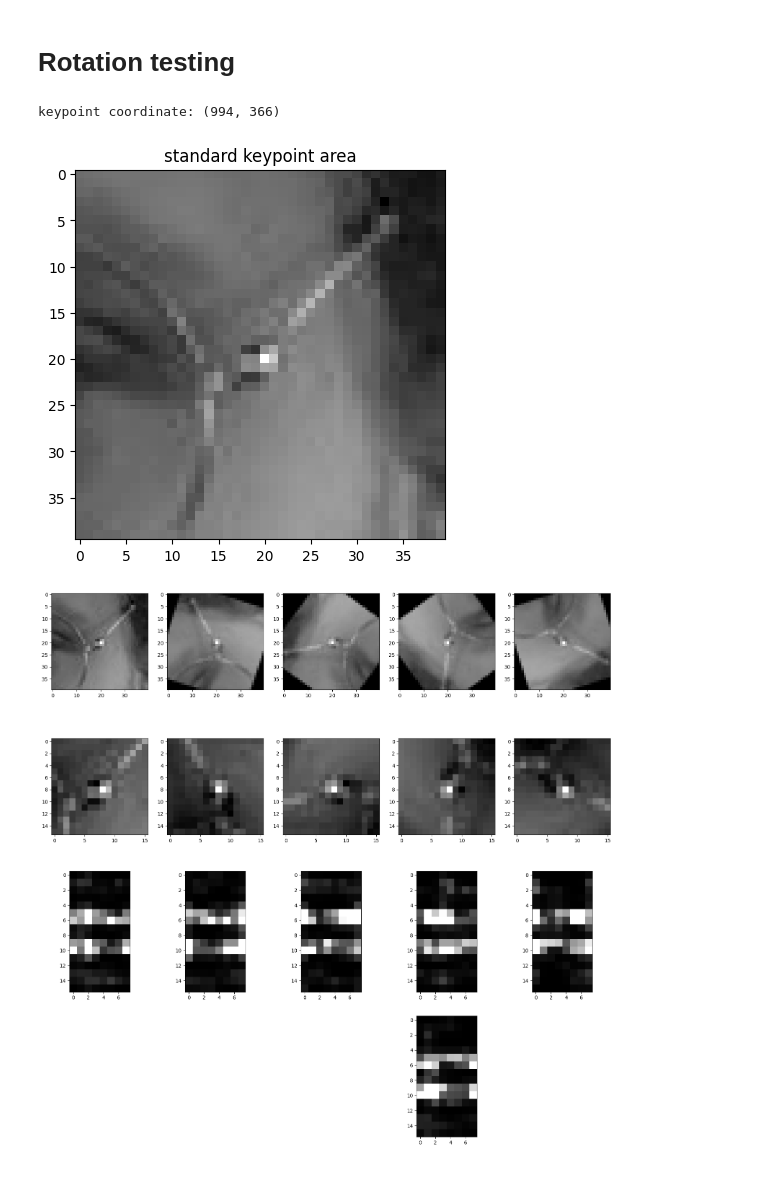
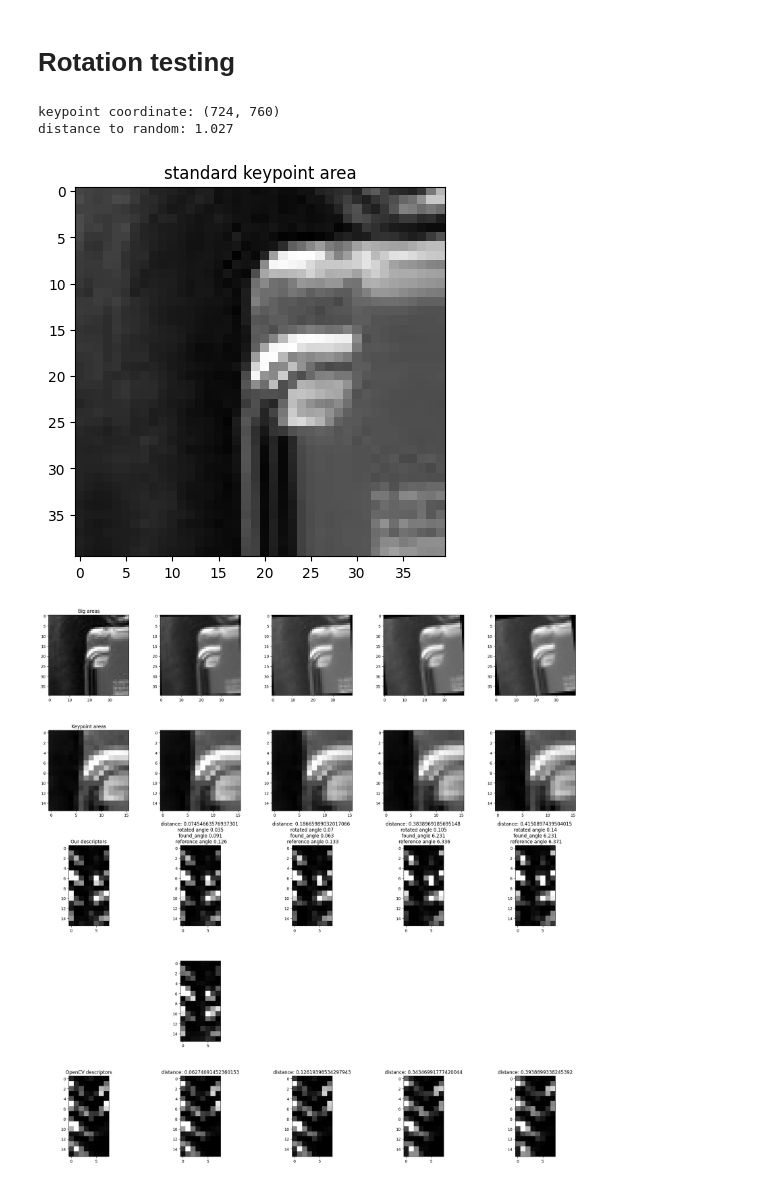
Before and after one commit to caceders/KeypointExtractionBenchmark, a Jupyter notebook: shi_tomasi_sift/analyze_algorithm.ipynb, the cells around one changed output. Cells and saved outputs as stored; diff of their text form; code cells hidden in the pictures.

Commit message:
add extra info rotation analyzation

```diff
--- a/shi_tomasi_sift/analyze_algorithm.ipynb
+++ b/shi_tomasi_sift/analyze_algorithm.ipynb
@@ -411,45 +411,88 @@ interactive(children=(IntSlider(value=10, description='gaussian_weight_std', max
 # %%
 import imutils
 
-std = 3
+descriptor_bin_count = 8
 
 ## Find a standard keypoint
-shi_tomasi_sift = sts.ShiTomasiSift(use_orientation = True, descriptor_gaussian_weight_std=std, orientation_calculation_gaussian_weight_std=std)
+shi_tomasi_sift = sts.ShiTomasiSift(use_orientation = True, descriptor_gaussian_weight_std=5, orientation_calculation_gaussian_weight_std=4, descriptor_bin_count=descriptor_bin_count)
+OpenCVIFT = cv2.SIFT_create()
 keypoints = shi_tomasi_sift.detect(img)
-selected_keypoint = keypoints[300]
+selected_keypoint = keypoints[250]
 keypoint_coordinates = (int(selected_keypoint.pt[0]), int(selected_keypoint.pt[1]))
 print(f"keypoint coordinate: {keypoint_coordinates}")
 
 N = 40
 ## Extract NxN area around keypoint center
 keypoint_area = sts.extract_area(img, keypoint_coordinates, N)
 sts.plot_image(None, keypoint_area, plot_title="standard keypoint area")
 
 ## Create new keypoint with center coordinates in relation to the extracted area
 keypoint = cv2.KeyPoint(N//2, N//2, size = 3)
 
 num_angles = 5
-angle_range = 50
+angle_range = 10
 rotations = [angle_range * n/num_angles for n in range(num_angles)]
-fig, ax = plt.subplots(4, num_angles, figsize = (20, 20))
+fig, ax = plt.subplots(5, num_angles, figsize = (20, 20))
+
+our_first_desc = []
+OpenCV_first_desc = []
+
 for index, rotation in enumerate(rotations):
     rotated_area = imutils.rotate(keypoint_area, rotation)
-    _, descs = shi_tomasi_sift.compute(rotated_area, [keypoint])
+
+    # blur = 1
+    # blurred_area = cv2.blur(rotated_area, ksize = (blur, blur))
+
+    # kps, descs = shi_tomasi_sift.compute(blurred_area, [keypoint])
+    kps, descs = shi_tomasi_sift.compute(rotated_area, [keypoint])
+    _, OpenCVdescs = OpenCVIFT.compute(rotated_area, kps)
+
     desc = descs[0]
-    desc = np.reshape(desc, (16,8))
+    OpenCVdesc = OpenCVdescs[0]
+
+    desc = desc / np.linalg.norm(desc)
+    OpenCVdesc = OpenCVdesc / np.linalg.norm(OpenCVdesc)
+
+    if index == 0:
+        our_first_desc = desc
+        OpenCV_first_desc = OpenCVdesc
+    else:
+        our_distance = np.linalg.norm(our_first_desc - desc)
+        OpenCV_distance = np.linalg.norm(OpenCV_first_desc - OpenCVdesc)
+
+        ax[2][index].set_title(f"distance: {our_distance} \n rotated angle {round(2*np.pi*rotation/360, 3)} \n found_angle {round(kps[0].angle, 3)} \n reference angle {round(kps[0].angle + (2*np.pi*rotation/360),3)}")
+        ax[4][index].set_title(f"distance: {OpenCV_distance}")
+
+    desc = np.reshape(desc, (16,descriptor_bin_count))
+    OpenCVdesc = np.reshape(OpenCVdesc, (16,8))
+
+    OpenCV_desc = np.flip(OpenCV_desc, axis = 1)
 
     actual_area = sts.extract_area(rotated_area, center = (N//2, N//2), size=16)
+    ax[0][0].set_title("Big areas")
+    sts.plot_image(ax[0][index], rotated_area)
+    ax[1][0].set_title("Keypoint areas")
+    sts.plot_image(ax[1][index], actual_area)
+    ax[2][0].set_title("Our descriptors")
+    sts.plot_image(ax[2][index], desc)
+    ax[4][0].set_title("OpenCV descriptors")
+    sts.plot_image(ax[4][index], OpenCVdesc)
 
-    sts.plot_image(ax[0][index], rotated_area)
-    sts.plot_image(ax[1][index], actual_area)
-    sts.plot_image(ax[2][index], desc)
     if len(descs) != 1:
         desc2 = descs[1]
-        desc2 = np.reshape(desc2, (16,8))
+        desc2 = np.reshape(desc2, (16,descriptor_bin_count))
         sts.plot_image(ax[3][index], desc2)
     else:
         fig.delaxes(ax[3][index])
+
+random = np.random.randint(0, 255, 16*8)
+
+random = random /np.linalg.norm(random)
+
+print(f"distance to random: {round(np.linalg.norm(our_first_desc - random), 3)}")
+plt.tight_layout()
 # %% [output]
-keypoint coordinate: (994, 366)
+keypoint coordinate: (724, 760)
+distance to random: 1.027
-[figure, old version]
+[figure, new version]
-[figure, old version]
+[figure, new version]
```
